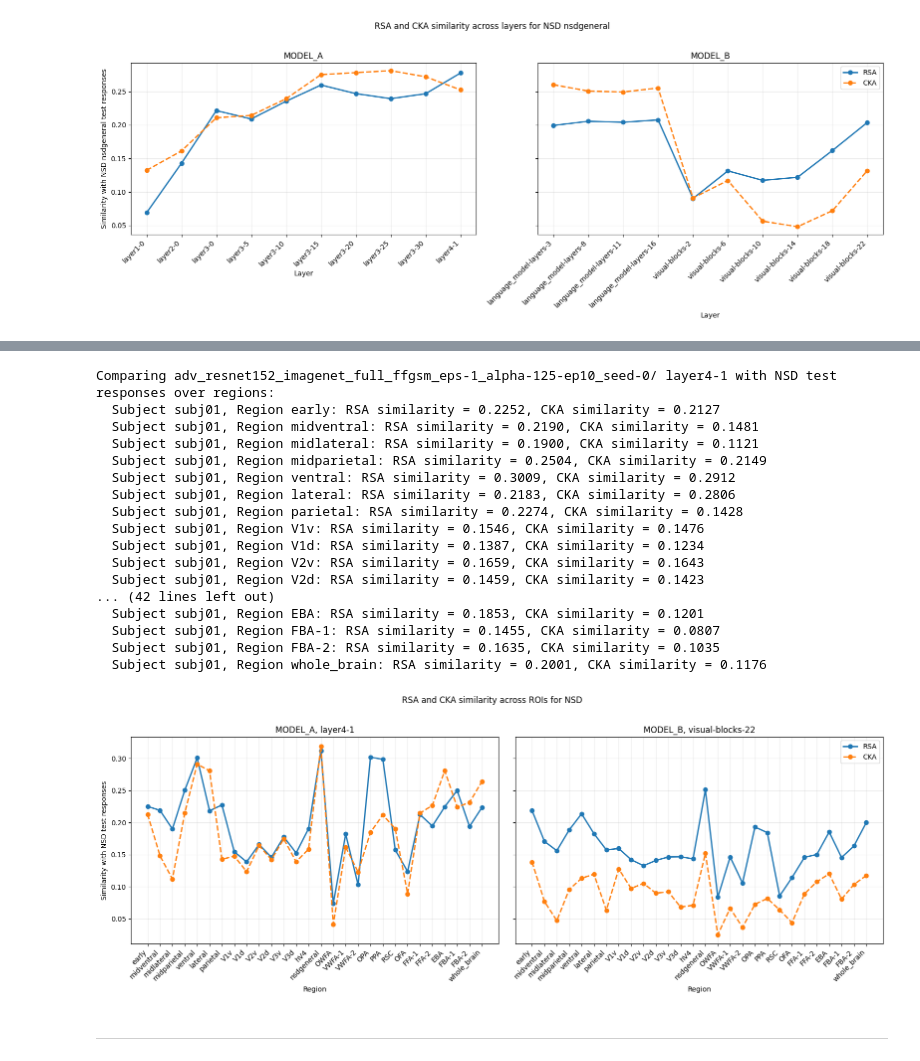
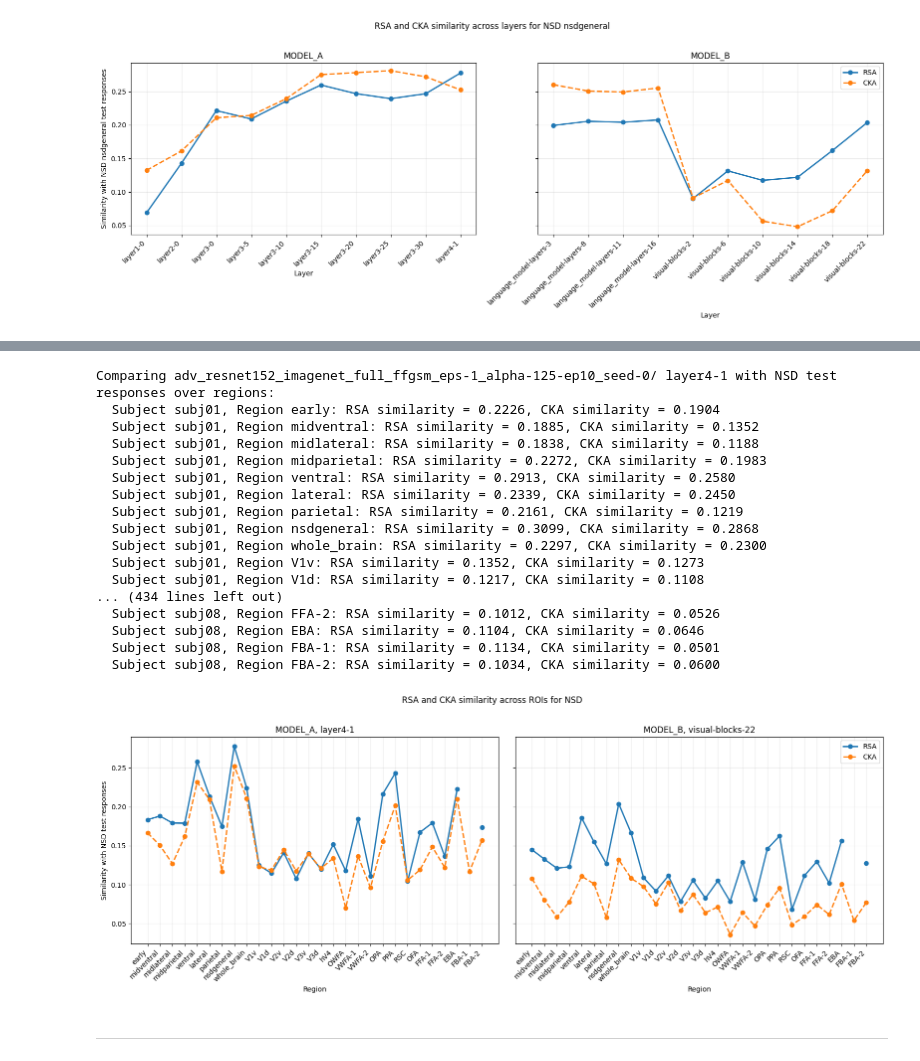
Before and after one commit to LyaoDzin/NX-414-brain-like-project, a Jupyter notebook: project/nx414_project_2026.ipynb, the cells around one changed output, grey strips where cells are left out. Saved outputs shown, nothing was run; the diff lists cells and outputs as text; code cells hidden in the pictures.

```diff
--- a/project/nx414_project_2026.ipynb
+++ b/project/nx414_project_2026.ipynb
@@ -1643,17 +1604,19 @@ cka = CenteredKernelAlignment(dtype=np.float64)
 # Compare parietal layer features for both models with NSD neural responses in the test set, averaging
 # similarity across subjects.
 layer = {MODEL_A: MODEL_A_layers[-1], MODEL_B: MODEL_B_layers[-1]}
-subjects = NSD_subjects[:1]
+subjects = NSD_subjects
 regions = NSD_regions
-# ['V1v', 'V1d', 'V2v', 'V2d', 'V3v', 'V3d', 'hV4', 'OWFA',
-#     'VWFA-1', 'VWFA-2', 'OPA', 'PPA', 'RSC', 'OFA', 'FFA-1', 'FFA-2', 'EBA', 'FBA-1','FBA-2']
 
+# Pre-load all neural responses and RDMs for each region and subject to avoid redundant loading and RDM computation
+# in the loop below.
 Ys = collections.defaultdict(np.ndarray)
+Y_rdms = collections.defaultdict(np.ndarray)
 for region in regions:
     Ys[region] = []
-    for subj in subjects:
-        Ys[region].append(load_neural_response(DATA_DIR + NSD, subject=subj, region=region, train_set=False)[:100])
-
+    Y_rdms[region] = []
+    for i, subj in enumerate(subjects):
+        Ys[region].append(load_neural_response(DATA_DIR + NSD, subject=subj, region=region, train_set=False))
+        Y_rdms[region].append(rsa.compute_rdm(Ys[region][i]))
 
 def compute_similarity_across_subject_NSD(model_name):
     rsa_per_subj = collections.defaultdict(list)
@@ -1664,10 +1627,13 @@ def compute_similarity_across_subject_NSD(model_name):
         X = load_layer_features(
             FEATURES_DIR + model_name + NSD_STIMULI,
             layer=layer[model_name],
-            feat_idx=feat_idx_nsd_test[subj][:100],
+            feat_idx=feat_idx_nsd_test[subj],
         )
+        # Compute RDM for the model features once per subject, since it's the same across neural response regions,
+        # and very expensive to compute.
+        X_rdm = rsa.compute_rdm(X)
         for region in regions:
-            rsa_per_subj[region].append(rsa.forward(X, Ys[region][i]))
+            rsa_per_subj[region].append(rsa.compare_rdms(X_rdm, Y_rdms[region][i]))
             cka_per_subj[region].append(cka.forward(X, Ys[region][i]))
             print(f"  Subject {subj}, Region {region}: RSA similarity = {rsa_per_subj[region][-1]:.4f}, CKA similarity = {cka_per_subj[region][-1]:.4f}")
 
@@ -1678,48 +1644,63 @@ def compute_similarity_across_subject_NSD(model_name):
 
 rsa_subj_avg_A, cka_subj_avg_A = compute_similarity_across_subject_NSD(MODEL_A)
 rsa_subj_avg_B, cka_subj_avg_B = compute_similarity_across_subject_NSD(MODEL_B)
+
+# pickle the results for later use in visualization
+with open("rsa_cka_nsd_regions_results.pkl", "wb") as f:
+    pickle.dump({
+        "MODEL_A": {"rsa": rsa_subj_avg_A, "cka": cka_subj_avg_A},
+        "MODEL_B": {"rsa": rsa_subj_avg_B, "cka": cka_subj_avg_B},
+    }, f)
+
+# Load the results back from the pickle file (if needed).
+with open("rsa_cka_nsd_regions_results.pkl", "rb") as f:
+    results = pickle.load(f)
+    rsa_subj_avg_A = results["MODEL_A"]["rsa"]
+    cka_subj_avg_A = results["MODEL_A"]["cka"]
+    rsa_subj_avg_B = results["MODEL_B"]["rsa"]
+    cka_subj_avg_B = results["MODEL_B"]["cka"]
 
 # Plot RSA and CKA similarity with two side-by-side plots, one for each model, across layers.
 fig, axes = plt.subplots(1, 2, figsize=(16, 6), sharey=True)
 
 for ax, regions, rsa_scores, cka_scores, title in [
     (axes[0], regions, rsa_subj_avg_A, cka_subj_avg_A, f"MODEL_A, {layer[MODEL_A]}"),
     (axes[1], regions, rsa_subj_avg_B, cka_subj_avg_B, f"MODEL_B, {layer[MODEL_B]}"),
 ]:
     region_labels = list(regions)
     x = np.arange(len(region_labels))
     rsa_values = [rsa_scores[region] for region in region_labels]
     cka_values = [cka_scores[region] for region in region_labels]
 
     ax.plot(x, rsa_values, label="RSA", marker="o", linewidth=2)
     ax.plot(x, cka_values, label="CKA", marker="o", linewidth=2, linestyle="--")
     ax.set_xticks(x)
     ax.set_xticklabels(region_labels, rotation=45, ha="right")
     ax.set_xlabel("Region")
     ax.set_title(title)
     ax.grid(True, alpha=0.25)
 
 axes[0].set_ylabel(f"Similarity with NSD test responses")
 axes[1].legend(loc="best")
 fig.suptitle(f"RSA and CKA similarity across ROIs for NSD", y=1.02)
 fig.tight_layout()
 plt.show()
 # %% [output]
 Comparing adv_resnet152_imagenet_full_ffgsm_eps-1_alpha-125-ep10_seed-0/ layer4-1 with NSD test responses over regions:
-  Subject subj01, Region early: RSA similarity = 0.2252, CKA similarity = 0.2127
-  Subject subj01, Region midventral: RSA similarity = 0.2190, CKA similarity = 0.1481
-  Subject subj01, Region midlateral: RSA similarity = 0.1900, CKA similarity = 0.1121
-  Subject subj01, Region midparietal: RSA similarity = 0.2504, CKA similarity = 0.2149
-  Subject subj01, Region ventral: RSA similarity = 0.3009, CKA similarity = 0.2912
-  Subject subj01, Region lateral: RSA similarity = 0.2183, CKA similarity = 0.2806
-  Subject subj01, Region parietal: RSA similarity = 0.2274, CKA similarity = 0.1428
-  Subject subj01, Region V1v: RSA similarity = 0.1546, CKA similarity = 0.1476
-  Subject subj01, Region V1d: RSA similarity = 0.1387, CKA similarity = 0.1234
-  Subject subj01, Region V2v: RSA similarity = 0.1659, CKA similarity = 0.1643
-  Subject subj01, Region V2d: RSA similarity = 0.1459, CKA similarity = 0.1423
-... (42 lines left out)
-  Subject subj01, Region EBA: RSA similarity = 0.1853, CKA similarity = 0.1201
-  Subject subj01, Region FBA-1: RSA similarity = 0.1455, CKA similarity = 0.0807
-  Subject subj01, Region FBA-2: RSA similarity = 0.1635, CKA similarity = 0.1035
-  Subject subj01, Region whole_brain: RSA similarity = 0.2001, CKA similarity = 0.1176
+  Subject subj01, Region early: RSA similarity = 0.2226, CKA similarity = 0.1904
+  Subject subj01, Region midventral: RSA similarity = 0.1885, CKA similarity = 0.1352
+  Subject subj01, Region midlateral: RSA similarity = 0.1838, CKA similarity = 0.1188
+  Subject subj01, Region midparietal: RSA similarity = 0.2272, CKA similarity = 0.1983
+  Subject subj01, Region ventral: RSA similarity = 0.2913, CKA similarity = 0.2580
+  Subject subj01, Region lateral: RSA similarity = 0.2339, CKA similarity = 0.2450
+  Subject subj01, Region parietal: RSA similarity = 0.2161, CKA similarity = 0.1219
+  Subject subj01, Region nsdgeneral: RSA similarity = 0.3099, CKA similarity = 0.2868
+  Subject subj01, Region whole_brain: RSA similarity = 0.2297, CKA similarity = 0.2300
+  Subject subj01, Region V1v: RSA similarity = 0.1352, CKA similarity = 0.1273
+  Subject subj01, Region V1d: RSA similarity = 0.1217, CKA similarity = 0.1108
+... (434 lines left out)
+  Subject subj08, Region FFA-2: RSA similarity = 0.1012, CKA similarity = 0.0526
+  Subject subj08, Region EBA: RSA similarity = 0.1104, CKA similarity = 0.0646
+  Subject subj08, Region FBA-1: RSA similarity = 0.1134, CKA similarity = 0.0501
+  Subject subj08, Region FBA-2: RSA similarity = 0.1034, CKA similarity = 0.0600
-[figure, old version]
+[figure, new version]
```
Also changed, not shown: parts of 2 cells of this notebook, 1 other file.
